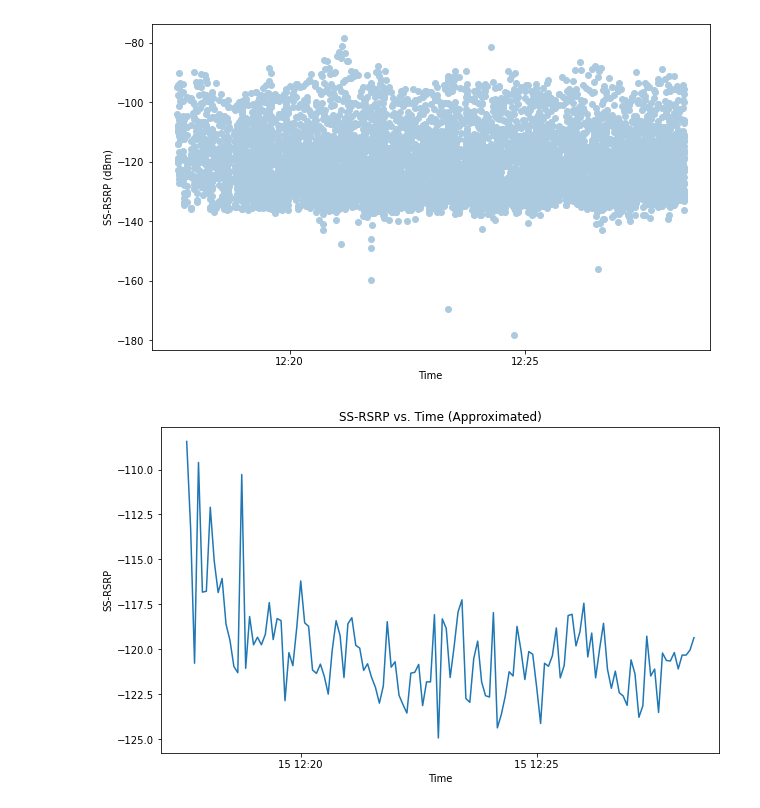
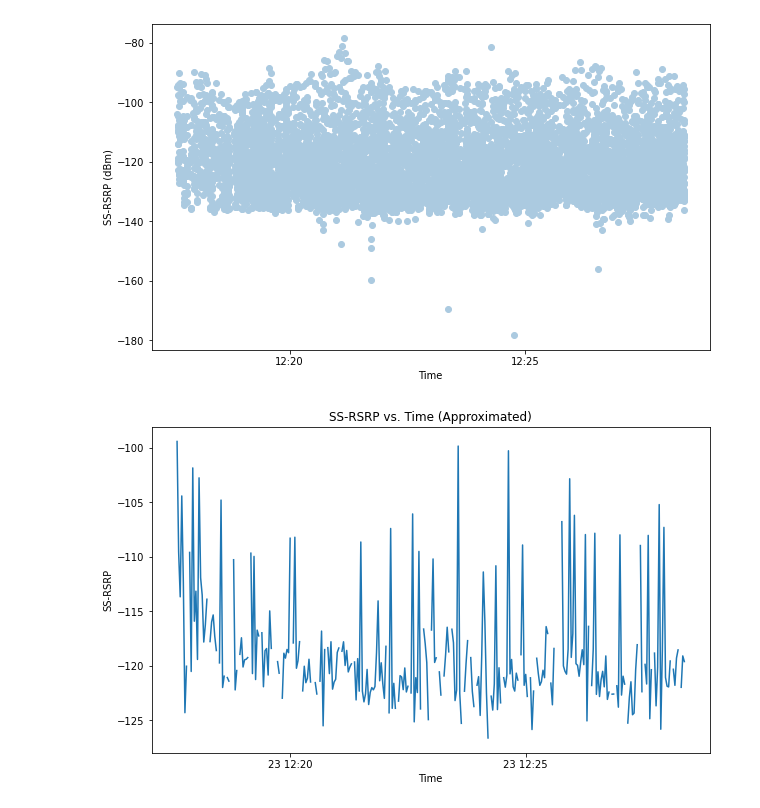
Before and after one commit to luizassimoes/bachelor-thesis, a Jupyter notebook: CS-codes.ipynb, the cells around one changed output. Cells and saved outputs as stored; diff of their text form; code cells hidden in the pictures.

```diff
--- a/CS-codes.ipynb
+++ b/CS-codes.ipynb
@@ -307,30 +307,30 @@ plt.show()
 # %%
 df = pd.read_csv(os.path.join(data_dir, "cs-rsrp.csv"), delimiter=';')
 
 # Convert the 'Time' column to datetime format
 df['Time'] = pd.to_datetime(df['Time'])
 
 # Set the 'Time' column as the index
 df.set_index('Time', inplace=True)
 
 # Resample the data to reduce the number of points
-df_resampled = df.resample('5S').mean()
+df_resampled = df.resample('2S').mean()
 
 # Set the figure size
 fig, ax = plt.subplots(figsize=(10, 6))
 
 # Plot the resampled data
 ax.plot(df_resampled.index, df_resampled['SS-RSRP'], linestyle='-', markersize=3)
 
 # Format the x-axis labels for better readability
 #ax.xaxis.set_tick_params(rotation=45)
 
 # Set the axis labels and title
 ax.set_xlabel('Time')
 ax.set_ylabel('SS-RSRP')
 ax.set_title('SS-RSRP vs. Time (Approximated)')
 
 # Display the plot
 plt.show()
 # %% [output]
-[figure, old version]
+[figure, new version]
```
Also changed, not shown: parts of 3 cells of this notebook, 7 other files.
